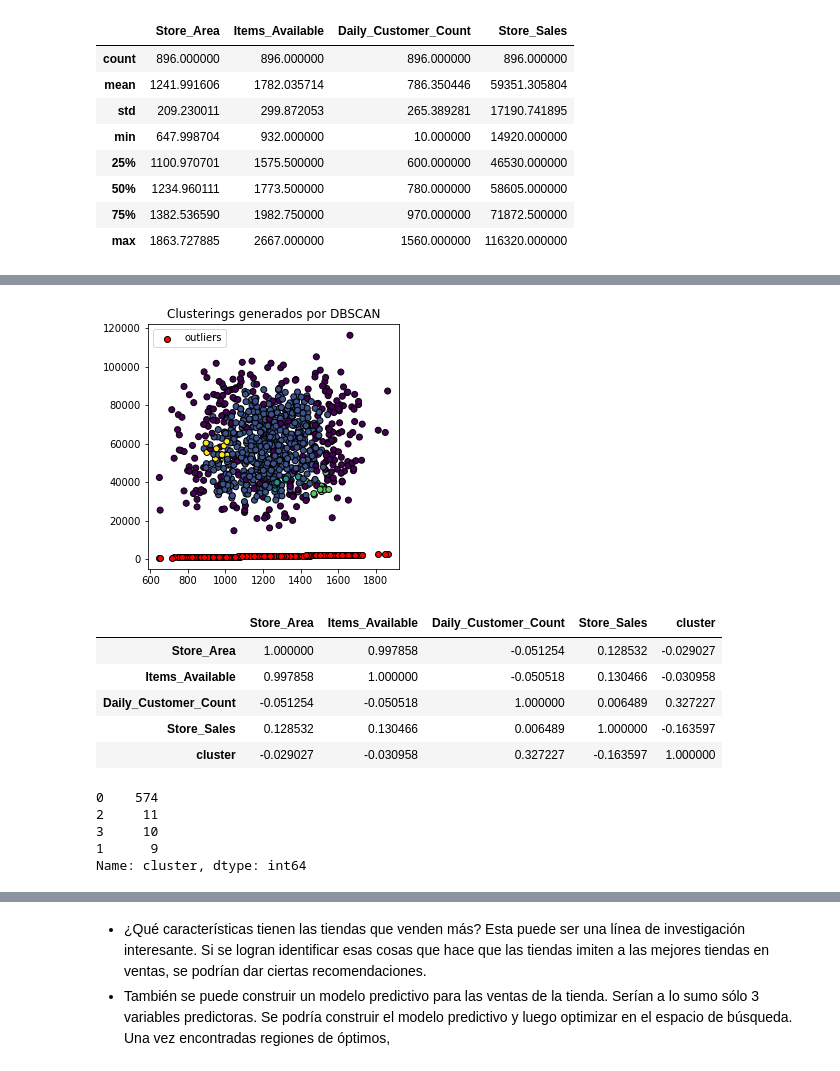
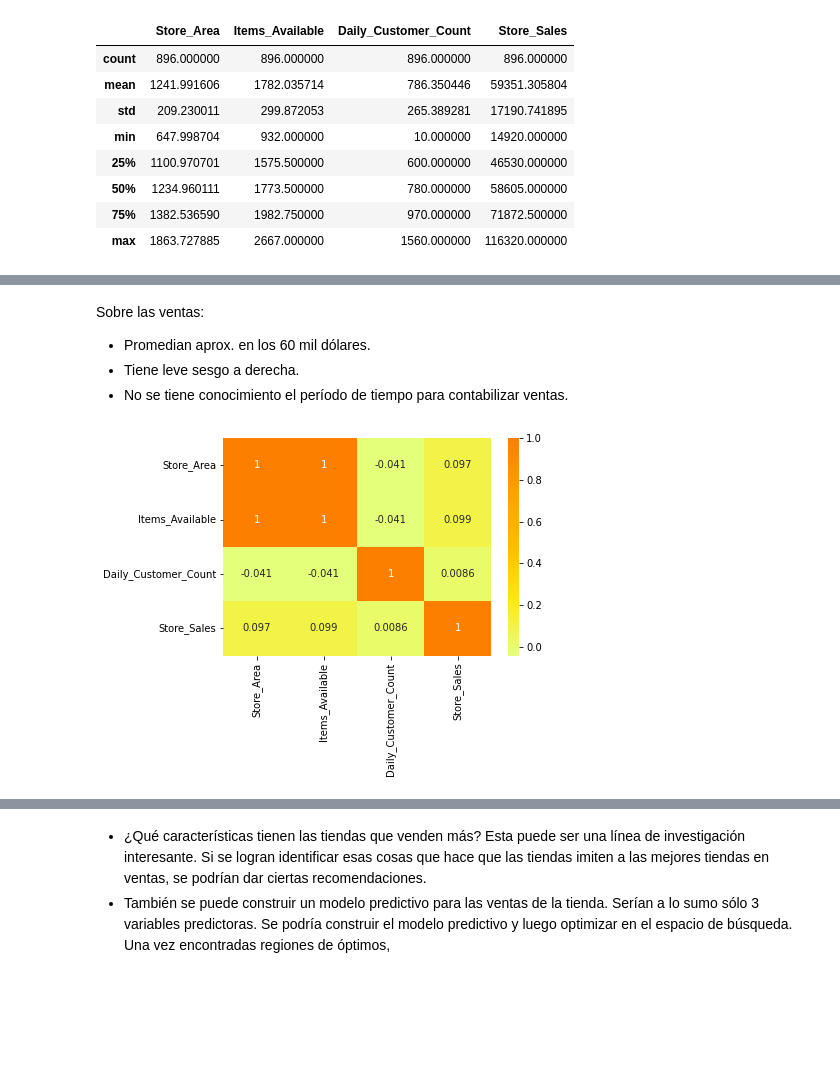
Before and after one commit to DavidCardonaMontoya/supermarket, a Jupyter notebook: supermarket_analysis.ipynb, the cells around one changed output, grey strips where cells are left out. Saved outputs shown, nothing was run; the diff lists cells and outputs as text; code cells hidden in the pictures; blank space fills up the shorter version.

```diff
--- a/supermarket_analysis.ipynb
+++ b/supermarket_analysis.ipynb
@@ -140,2 +90,0 @@ labels = dbscan.labels_
-# %%
-df['cluster']= labels
@@ -160,48 +91,12 @@ df[df['cluster']!=-1].corr()
-# %%
-# Clasificación
-# ==============================================================================
-labels = dbscan.labels_
-
-fig, ax = plt.subplots(1, 1, figsize=(4.5, 4.5))
-
-ax.scatter(
-    x = X[:, 0],
-    y = X[:, -1],
-    c = labels,
-    marker    = 'o',
-    edgecolor = 'black'
-)
-
-# Los outliers se identifican con el label -1
-ax.scatter(
-    x = X[labels == -1, 0],
-    y = X[labels == -1, 1],
-    c = 'red',
-    marker    = 'o',
-    edgecolor = 'black',
-    label = 'outliers'
-)
-
-ax.legend()
-ax.set_title('Clusterings generados por DBSCAN');
-# %% [output]
-[figure, removed]
-# %%
-df = df[df['cluster']!=-1]
-# %%
-df.corr()
-# %% [output]
-|  | Store_Area | Items_Available | Daily_Customer_Count | Store_Sales | cluster |
-| Store_Area | 1.000000 | 0.997858 | -0.051254 | 0.128532 | -0.029027 |
-| Items_Available | 0.997858 | 1.000000 | -0.050518 | 0.130466 | -0.030958 |
-| Daily_Customer_Count | -0.051254 | -0.050518 | 1.000000 | 0.006489 | 0.327227 |
-| Store_Sales | 0.128532 | 0.130466 | 0.006489 | 1.000000 | -0.163597 |
-| cluster | -0.029027 | -0.030958 | 0.327227 | -0.163597 | 1.000000 |
-# %%
-df['cluster'].value_counts()
-# %% [output]
-0    574
-2     11
-3     10
-1      9
-Name: cluster, dtype: int64
+# %% [markdown]
+Sobre las ventas:
+- Promedian aprox. en los 60 mil dólares.
+- Tiene leve sesgo a derecha.
+- No se tiene conocimiento el período de tiempo para contabilizar ventas.
+# %%
+# Correlaciones
+corr = df.corr()
+sns.heatmap(data=corr, cmap='Wistia', annot=True)
+plt.show()
+# %% [output]
+[figure, added]
```
Also changed, not shown: parts of 44 cells of this notebook.
